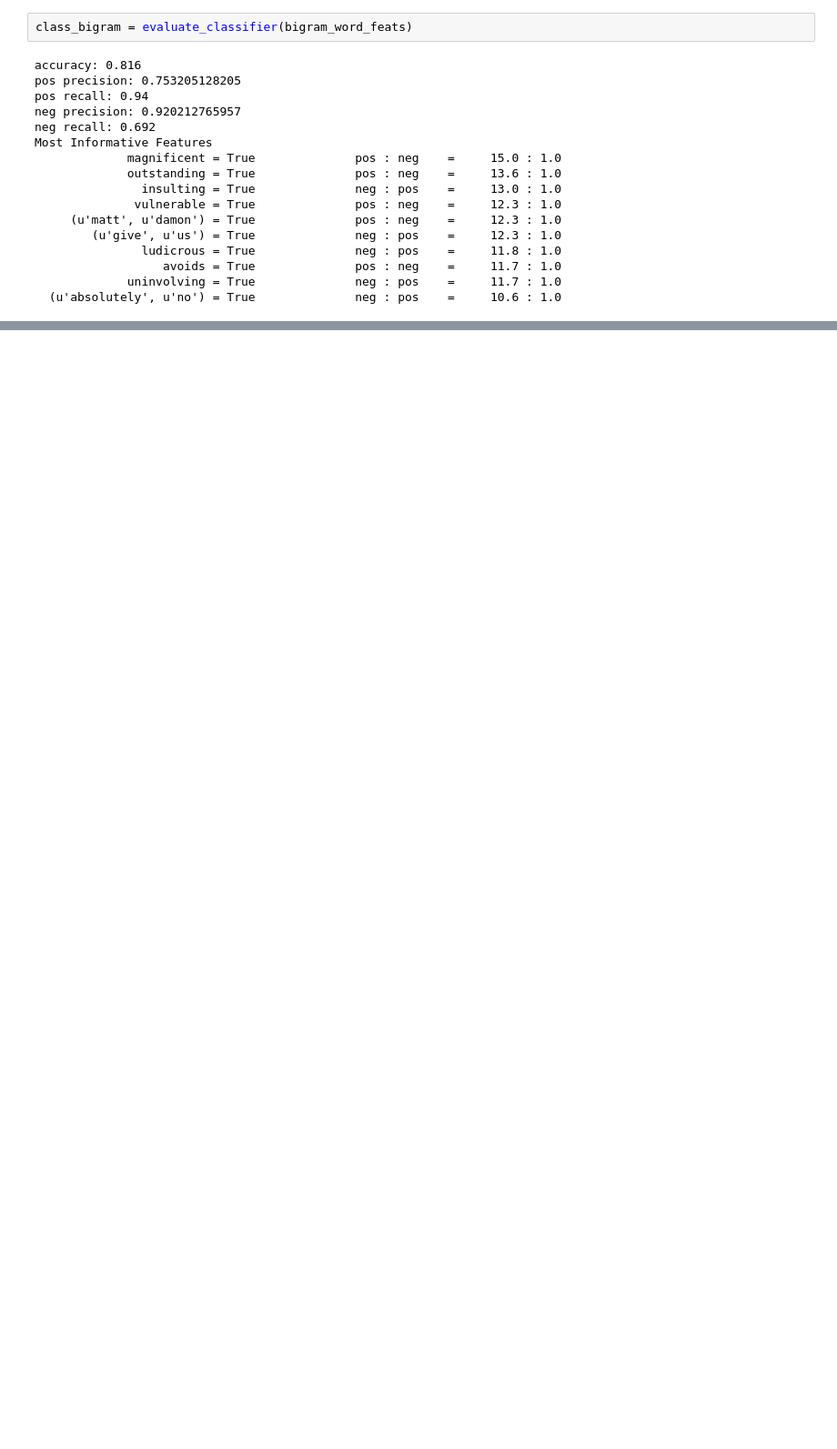
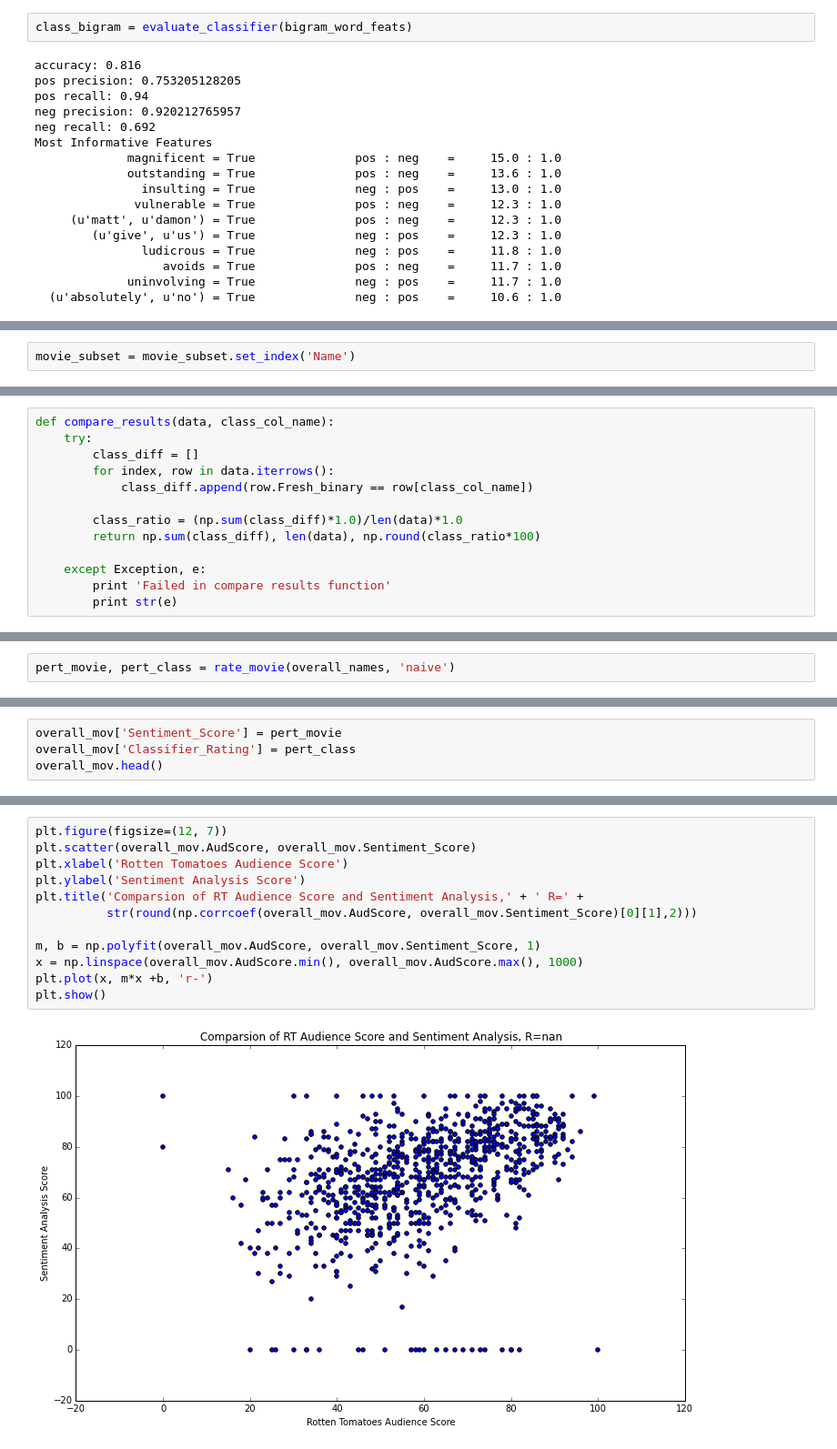
Before and after one commit to akhilketkar/cs209-project, a Jupyter notebook: Process_Book.ipynb, the cells around one changed output, grey strips where cells are left out. Shown: that part at 91% size. Cells and saved outputs as stored; diff of their text form; blank space fills up the shorter version.

```diff
--- a/Process_Book.ipynb
+++ b/Process_Book.ipynb
@@ -1096,0 +444,2 @@ synopsis analysis
+# %%
+movie_subset = movie_subset.set_index('Name')
@@ -1096,0 +550,13 @@ synopsis analysis
+# %%
+def compare_results(data, class_col_name):
+    try:
+        class_diff = []
+        for index, row in data.iterrows():
+            class_diff.append(row.Fresh_binary == row[class_col_name])
+
+        class_ratio = (np.sum(class_diff)*1.0)/len(data)*1.0
+        return np.sum(class_diff), len(data), np.round(class_ratio*100)
+
+    except Exception, e:
+        print 'Failed in compare results function'
+        print str(e)
@@ -1096,0 +600,2 @@ synopsis analysis
+# %%
+pert_movie, pert_class = rate_movie(overall_names, 'naive')
@@ -1096,0 +620,4 @@ synopsis analysis
+# %%
+overall_mov['Sentiment_Score'] = pert_movie
+overall_mov['Classifier_Rating'] = pert_class
+overall_mov.head()
@@ -1096,0 +631,14 @@ synopsis analysis
+# %%
+plt.figure(figsize=(12, 7))
+plt.scatter(overall_mov.AudScore, overall_mov.Sentiment_Score)
+plt.xlabel('Rotten Tomatoes Audience Score')
+plt.ylabel('Sentiment Analysis Score')
+plt.title('Comparsion of RT Audience Score and Sentiment Analysis,' + ' R=' +
+          str(round(np.corrcoef(overall_mov.AudScore, overall_mov.Sentiment_Score)[0][1],2)))
+
+m, b = np.polyfit(overall_mov.AudScore, overall_mov.Sentiment_Score, 1)
+x = np.linspace(overall_mov.AudScore.min(), overall_mov.AudScore.max(), 1000)
+plt.plot(x, m*x +b, 'r-')
+plt.show()
+# %% [output]
+[figure, added]
```
Also changed, not shown: parts of 94 cells of this notebook.
